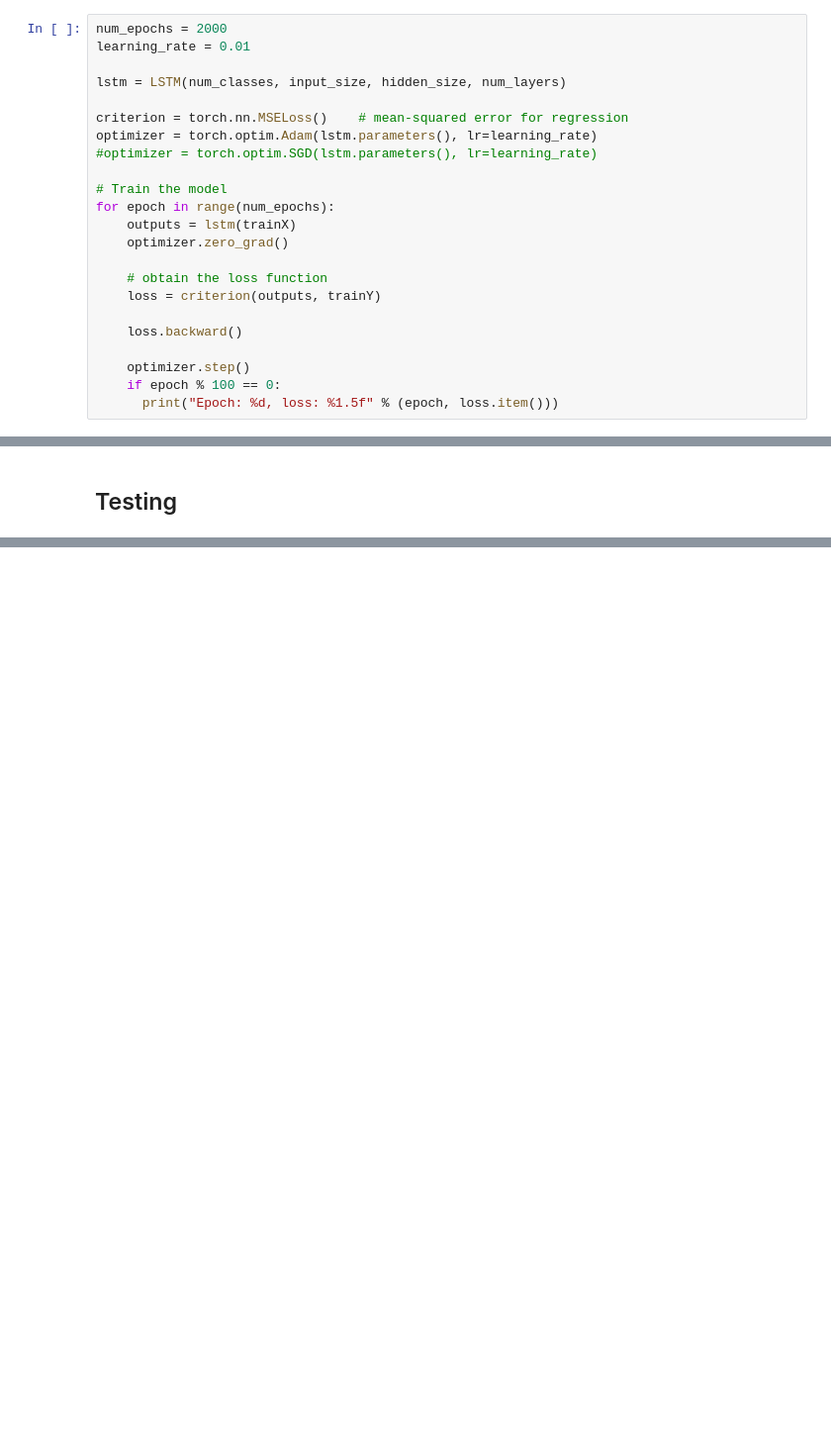
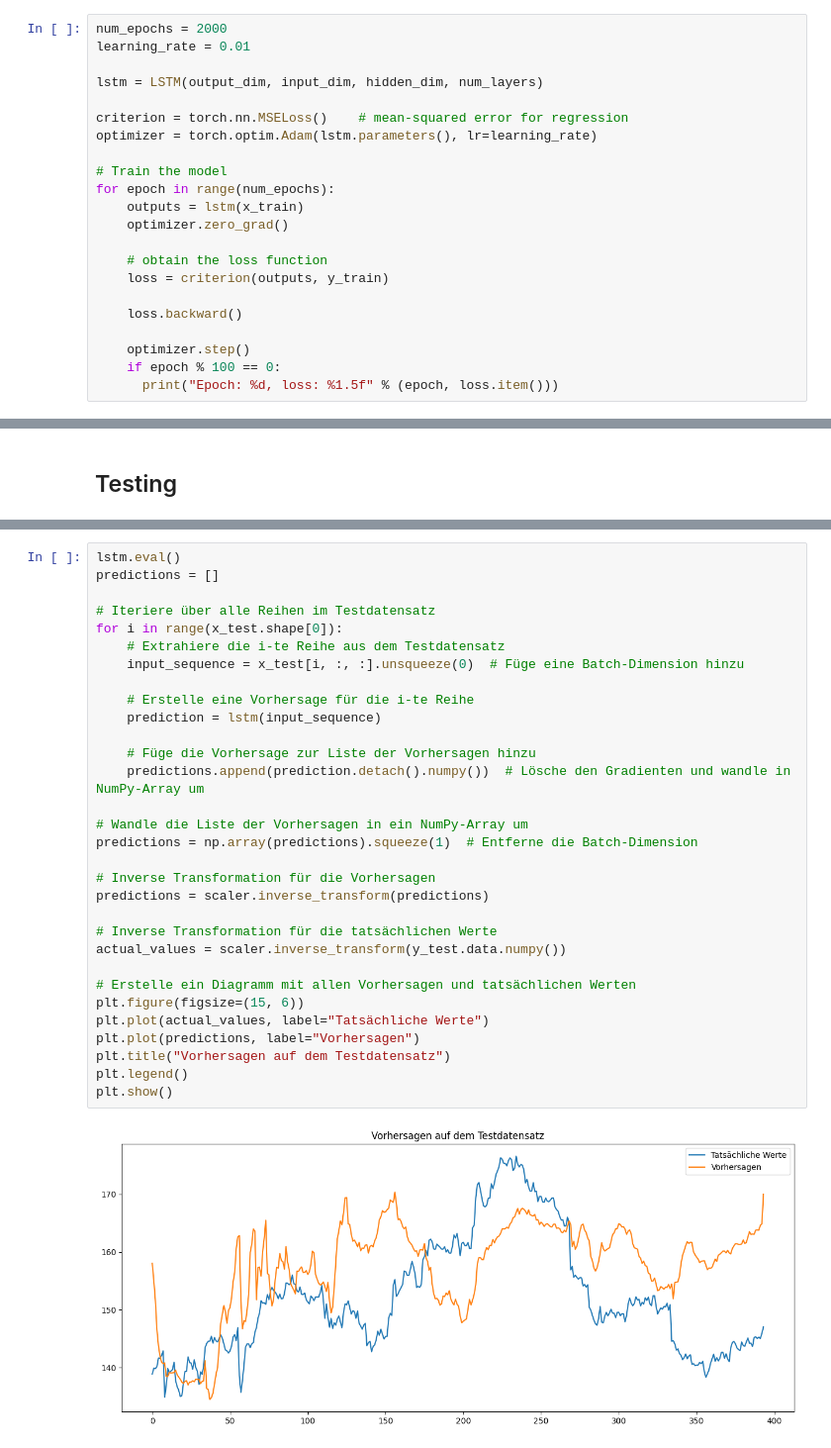
Before and after one commit to derSchaukler/DeepLearning25, a Jupyter notebook: week_6/Assignemnt_stock-price.ipynb, the cells around one changed output, grey strips where cells are left out. Shown at 99% size. Cells and saved outputs as stored; diff of their text form; blank space fills up the shorter version.

```diff
--- a/week_6/Assignemnt_stock-price.ipynb
+++ b/week_6/Assignemnt_stock-price.ipynb
@@ -189,19 +188,18 @@ class LSTM(nn.Module):
 num_epochs = 2000
 learning_rate = 0.01
 
-lstm = LSTM(num_classes, input_size, hidden_size, num_layers)
+lstm = LSTM(output_dim, input_dim, hidden_dim, num_layers)
 
 criterion = torch.nn.MSELoss()    # mean-squared error for regression
 optimizer = torch.optim.Adam(lstm.parameters(), lr=learning_rate)
-#optimizer = torch.optim.SGD(lstm.parameters(), lr=learning_rate)
 
 # Train the model
 for epoch in range(num_epochs):
-    outputs = lstm(trainX)
+    outputs = lstm(x_train)
     optimizer.zero_grad()
 
     # obtain the loss function
-    loss = criterion(outputs, trainY)
+    loss = criterion(outputs, y_train)
 
     loss.backward()
 
@@ -230,0 +267,33 @@ plt.show()
+# %%
+lstm.eval()
+predictions = []
+
+# Iteriere über alle Reihen im Testdatensatz
+for i in range(x_test.shape[0]):
+    # Extrahiere die i-te Reihe aus dem Testdatensatz
+    input_sequence = x_test[i, :, :].unsqueeze(0)  # Füge eine Batch-Dimension hinzu
+
+    # Erstelle eine Vorhersage für die i-te Reihe
+    prediction = lstm(input_sequence)
+
+    # Füge die Vorhersage zur Liste der Vorhersagen hinzu
+    predictions.append(prediction.detach().numpy())  # Lösche den Gradienten und wandle in NumPy-Array um
+
+# Wandle die Liste der Vorhersagen in ein NumPy-Array um
+predictions = np.array(predictions).squeeze(1)  # Entferne die Batch-Dimension
+
+# Inverse Transformation für die Vorhersagen
+predictions = scaler.inverse_transform(predictions)
+
+# Inverse Transformation für die tatsächlichen Werte
+actual_values = scaler.inverse_transform(y_test.data.numpy())
+
+# Erstelle ein Diagramm mit allen Vorhersagen und tatsächlichen Werten
+plt.figure(figsize=(15, 6))
+plt.plot(actual_values, label="Tatsächliche Werte")
+plt.plot(predictions, label="Vorhersagen")
+plt.title("Vorhersagen auf dem Testdatensatz")
+plt.legend()
+plt.show()
+# %% [output]
+[figure, added]
```
Also changed, not shown: parts of 8 cells of this notebook.
